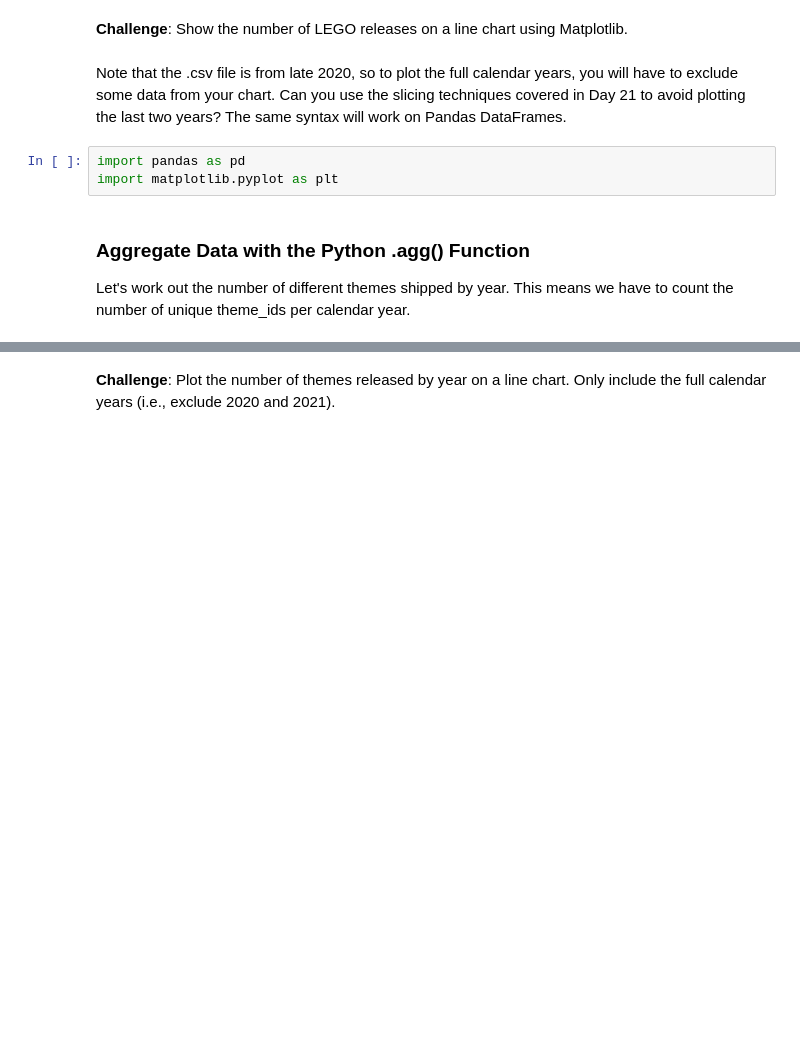
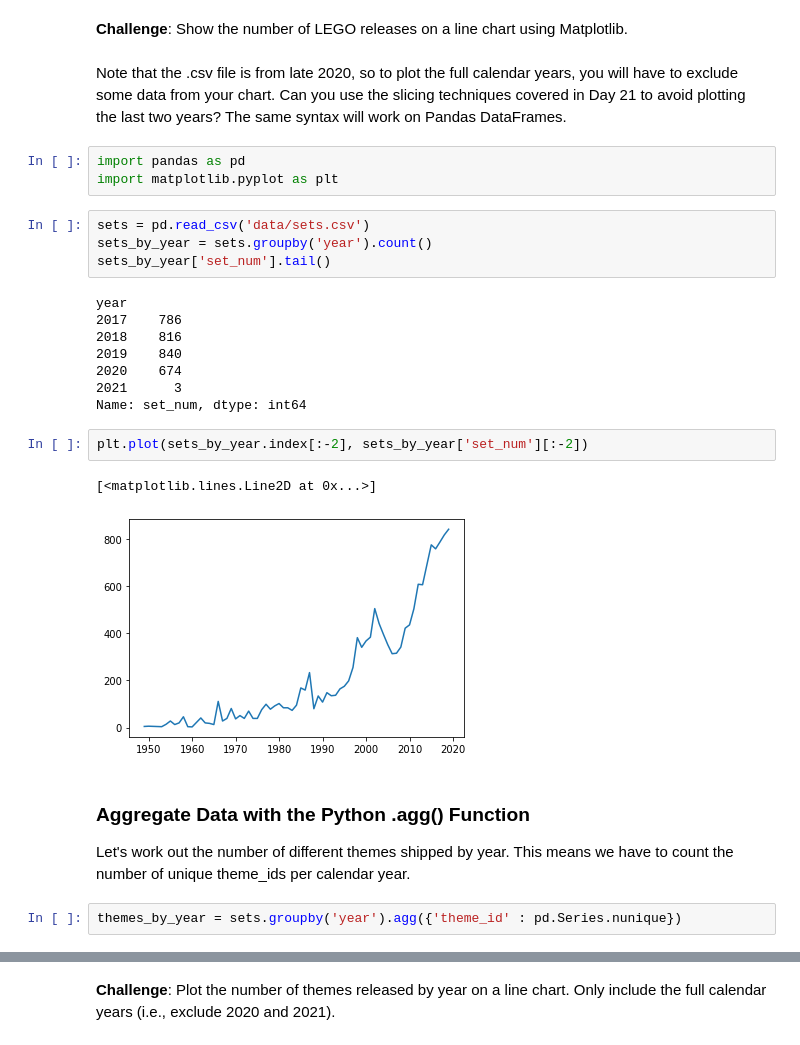
Before and after one commit to Steven-Klavins/Python-Bootcamp-2022-Data-Analysis, a Jupyter notebook: lego-analysis/lego_analysis.ipynb, the cells around one changed output, grey strips where cells are left out. Drawn from its saved outputs; the diff is of its cells as text; blank space fills up the shorter version.

```diff
--- a/lego-analysis/lego_analysis.ipynb
+++ b/lego-analysis/lego_analysis.ipynb
@@ -163,7 +163,26 @@ Note that the .csv file is from late 2020, so to plot the full calendar years, y
 # %%
 import pandas as pd
 import matplotlib.pyplot as plt
+# %%
+sets = pd.read_csv('data/sets.csv')
+sets_by_year = sets.groupby('year').count()
+sets_by_year['set_num'].tail()
+# %% [output]
+year
+2017    786
+2018    816
+2019    840
+2020    674
+2021      3
+Name: set_num, dtype: int64
+# %%
+plt.plot(sets_by_year.index[:-2], sets_by_year['set_num'][:-2])
+# %% [output]
+[<matplotlib.lines.Line2D at 0x...>]
+[figure, added]
 # %% [markdown]
 ### Aggregate Data with the Python .agg() Function
 
 Let's work out the number of different themes shipped by year. This means we have to count the number of unique theme_ids per calendar year.
+# %%
+themes_by_year = sets.groupby('year').agg({'theme_id' : pd.Series.nunique})
```
Also changed, not shown: parts of 6 cells of this notebook.
